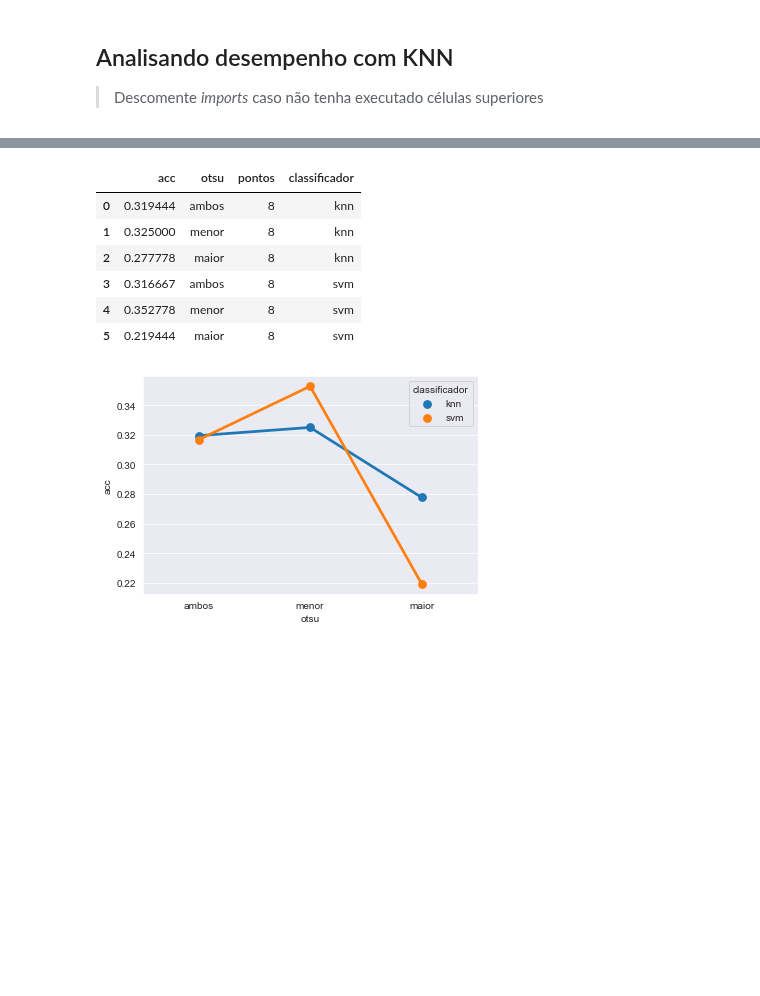
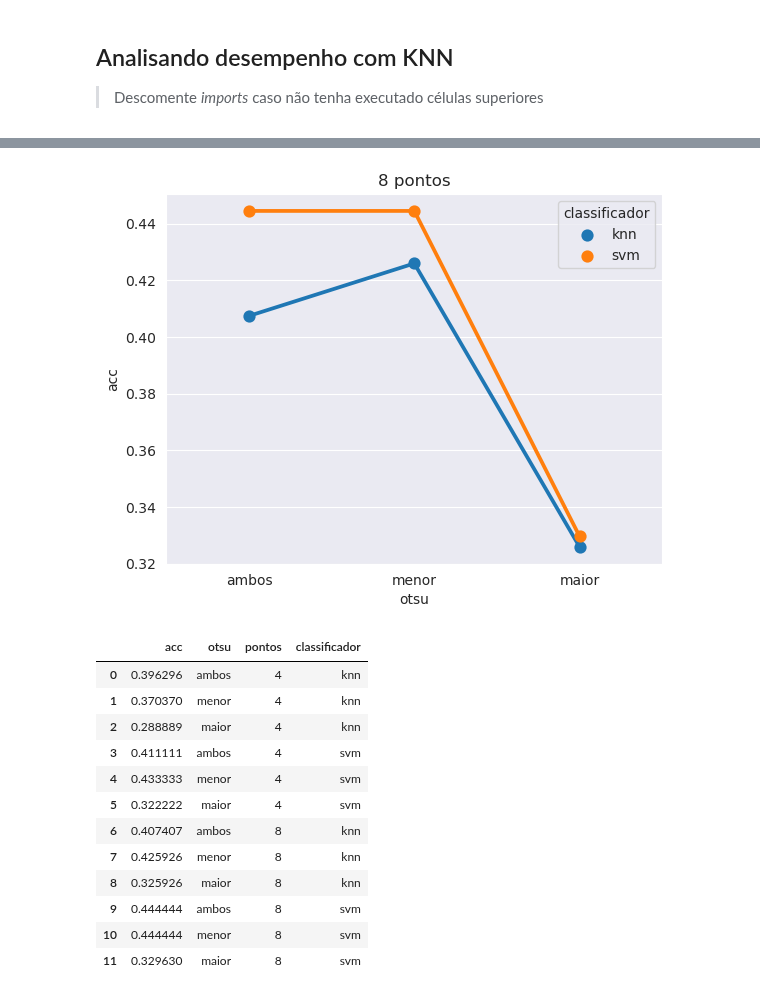
Before and after one commit to newtmagalhaes/Machine-Learning, a Jupyter notebook: ML/f04-textura/patologias_toras/41-prepro_test_mixed.ipynb, the cells around one changed output, grey strips where cells are left out. Drawn from its saved outputs; the diff is of its cells as text; code cells hidden in the pictures; blank space fills up the shorter version.

```diff
--- a/ML/f04-textura/patologias_toras/41-prepro_test_mixed.ipynb
+++ b/ML/f04-textura/patologias_toras/41-prepro_test_mixed.ipynb
@@ -27,16 +28,18 @@ from sklearn.svm import SVC
 from sklearn.pipeline import make_pipeline
 from sklearn.preprocessing import StandardScaler
 from sklearn.neighbors import KNeighborsClassifier
-from sklearn.model_selection import train_test_split
 from sklearn.metrics import ConfusionMatrixDisplay
 
-
+# valor dos arquivos csv gerados de
 TESTE = 5
 TREINO = 6
 
 N_POINTS = [4, 8]
 FUNC_NAMES = ['ambos', 'menor', 'maior']
-TARGET_NAMES = ['normal', 'broca', 'fissura', 'musgo'] # Já declarado anteriormente
+
+TRAIN_NAMES = ['broca', 'fissura', 'musgo', 'quebra']
+TARGET_NAMES = ['normal', 'broca', 'fissura', 'musgo']
+MATCH_CLASSES = ['broca', 'fissura', 'musgo']
 
 # Gerando 30 sementes "aleatórias" dentro do intervalo [0, 8000)
 seed_arr = np.random.randint(8000, size=30)
@@ -100,13 +118,17 @@ plt.show()
 # %%
+sns.set_style('darkgrid')
+
 df = pd.DataFrame(data=combinations, columns=COLUMNS)
 
-sns.set_style('darkgrid')
-sns.pointplot(
-  data=df,
-  x='otsu',
-  y='acc',
-  hue='classificador'
-)
+for p, group in df.groupby('pontos'):
+  sns.pointplot(
+    data=group,
+    x='otsu',
+    y='acc',
+    hue='classificador'
+  ).set(
+    title=f'{p} pontos')
+  plt.show()
 
 df
 # %% [output]
@@ -113,8 +136,14 @@ df
+[figure, added]
 |  | acc | otsu | pontos | classificador |
-| 0 | 0.319444 | ambos | 8 | knn |
-| 1 | 0.325000 | menor | 8 | knn |
-| 2 | 0.277778 | maior | 8 | knn |
-| 3 | 0.316667 | ambos | 8 | svm |
-| 4 | 0.352778 | menor | 8 | svm |
-| 5 | 0.219444 | maior | 8 | svm |
+| 0 | 0.396296 | ambos | 4 | knn |
+| 1 | 0.370370 | menor | 4 | knn |
+| 2 | 0.288889 | maior | 4 | knn |
+| 3 | 0.411111 | ambos | 4 | svm |
+| 4 | 0.433333 | menor | 4 | svm |
+| 5 | 0.322222 | maior | 4 | svm |
+| 6 | 0.407407 | ambos | 8 | knn |
+| 7 | 0.425926 | menor | 8 | knn |
+| 8 | 0.325926 | maior | 8 | knn |
+| 9 | 0.444444 | ambos | 8 | svm |
+| 10 | 0.444444 | menor | 8 | svm |
+| 11 | 0.329630 | maior | 8 | svm |
-[figure, old version]
```
Also changed, not shown: parts of 4 cells of this notebook.
